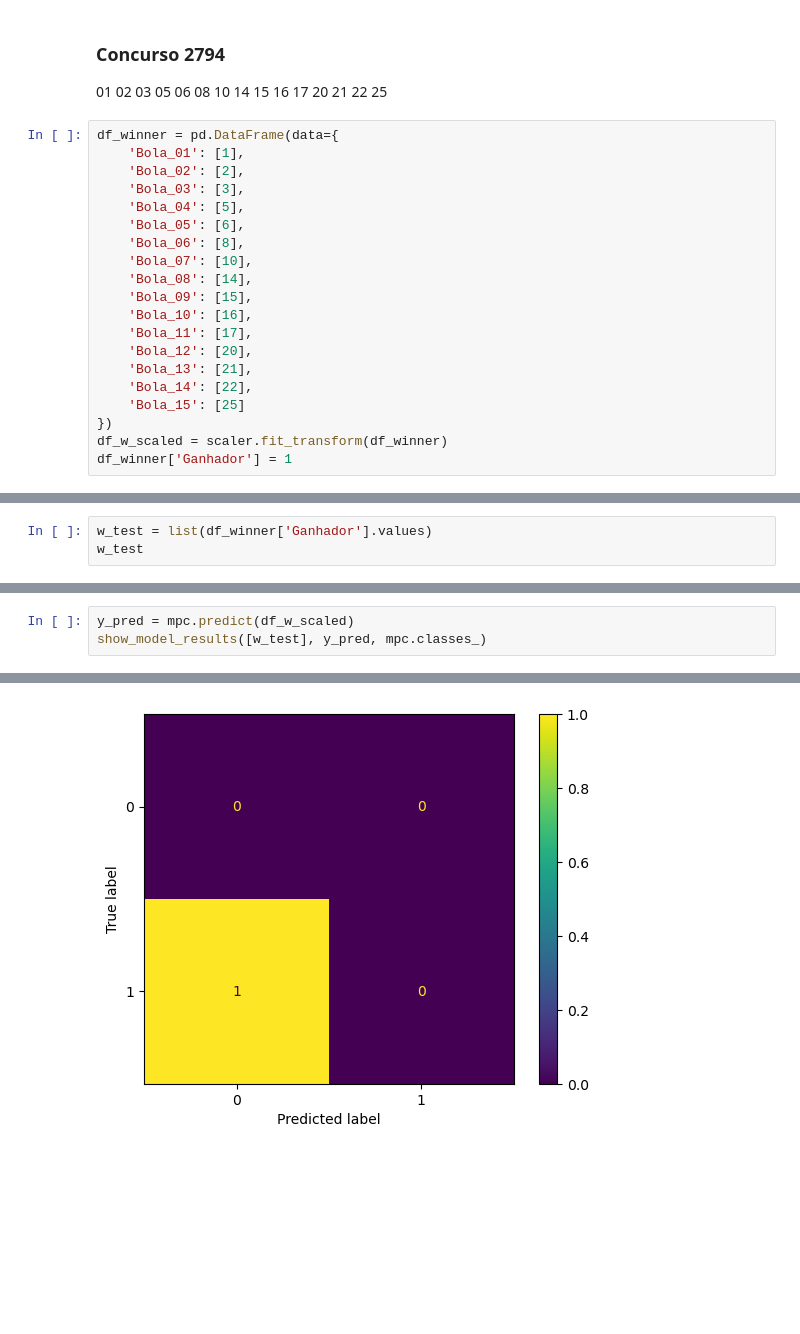
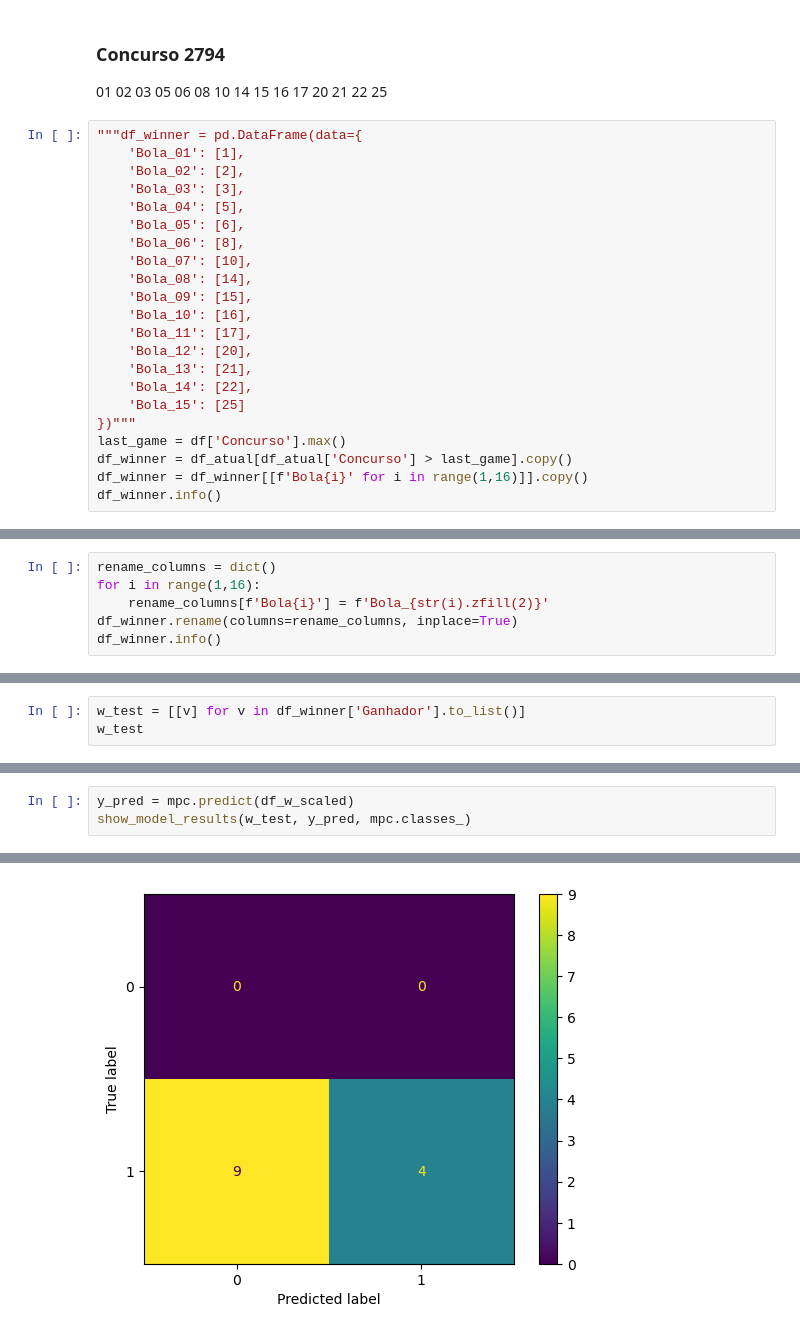
Before and after one commit to ThiagoOliveira001/learningIA, a Jupyter notebook: IA2A2/DESAFIO4/Lotofacil.ipynb, the cells around one changed output, grey strips where cells are left out. Cells and saved outputs as stored; diff of their text form; blank space fills up the shorter version.

Commit message:
feat: adicionando comentarios e teste com concursos atuais

```diff
--- a/IA2A2/DESAFIO4/Lotofacil.ipynb
+++ b/IA2A2/DESAFIO4/Lotofacil.ipynb
@@ -537,7 +556,7 @@ Recall: 50.5
 ### Concurso 2794
 01 02 03 05 06 08 10 14 15 16 17 20 21 22 25
 # %%
-df_winner = pd.DataFrame(data={
+"""df_winner = pd.DataFrame(data={
     'Bola_01': [1],
     'Bola_02': [2],
     'Bola_03': [3],
@@ -553,6 +572,8 @@ df_winner = pd.DataFrame(data={
     'Bola_13': [21],
     'Bola_14': [22],
     'Bola_15': [25]
-})
-df_w_scaled = scaler.fit_transform(df_winner)
-df_winner['Ganhador'] = 1
+})"""
+last_game = df['Concurso'].max()
+df_winner = df_atual[df_atual['Concurso'] > last_game].copy()
+df_winner = df_winner[[f'Bola{i}' for i in range(1,16)]].copy()
+df_winner.info()
@@ -558,0 +598,6 @@ df_winner['Ganhador'] = 1
+# %%
+rename_columns = dict()
+for i in range(1,16):
+    rename_columns[f'Bola{i}'] = f'Bola_{str(i).zfill(2)}'
+df_winner.rename(columns=rename_columns, inplace=True)
+df_winner.info()
@@ -559,4 +625,4 @@ df_winner['Ganhador'] = 1
 # %%
-w_test = list(df_winner['Ganhador'].values)
+w_test = [[v] for v in df_winner['Ganhador'].to_list()]
 w_test
 # %% [output]
@@ -588,4 +654,4 @@ Recall:    0.0%
 # %%
 y_pred = mpc.predict(df_w_scaled)
-show_model_results([w_test], y_pred, mpc.classes_)
+show_model_results(w_test, y_pred, mpc.classes_)
 # %% [output]
@@ -595 +661 @@ Recall:    0.0%
-[figure, old version]
+[figure, new version]
```
Also changed, not shown: parts of 19 cells of this notebook, 1 other file.
